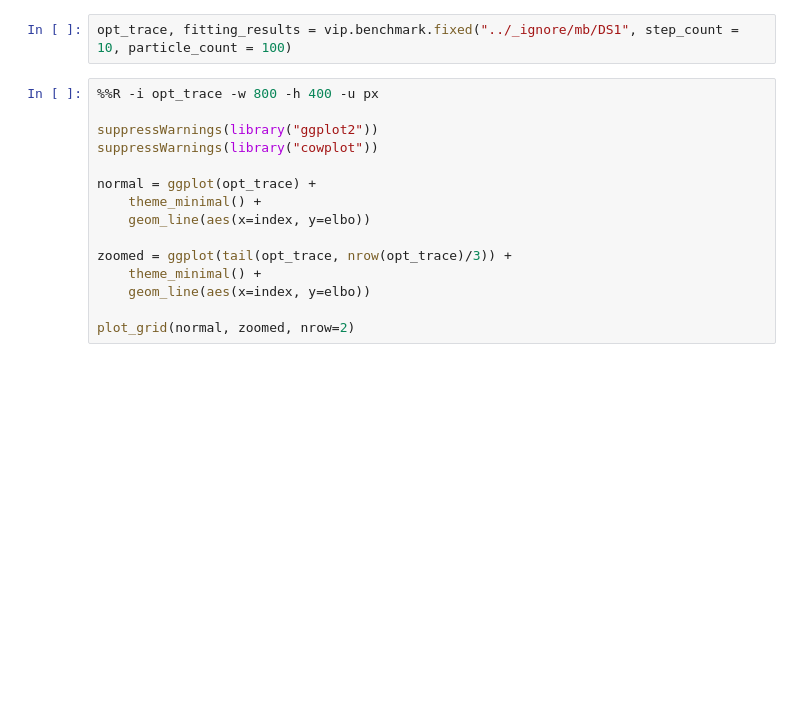
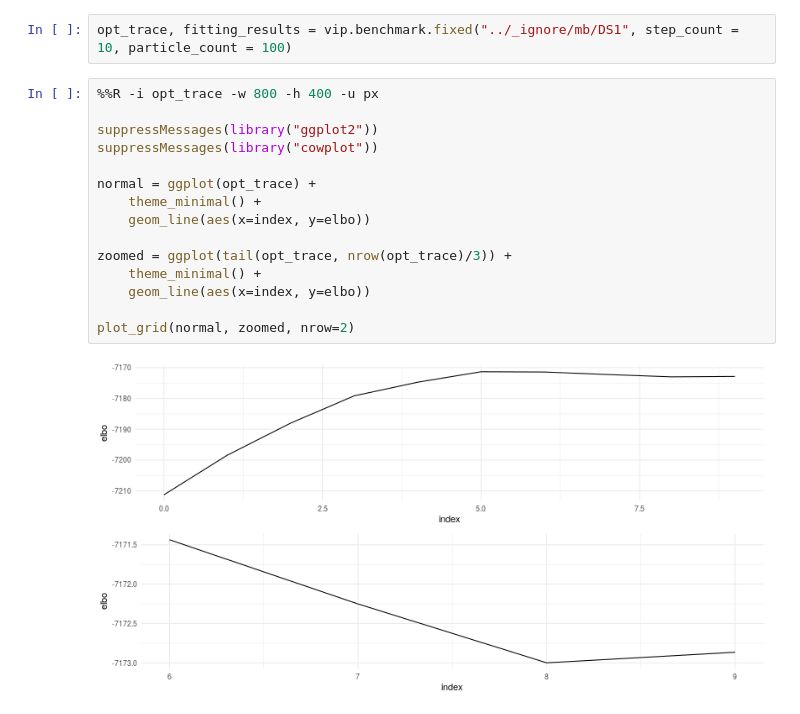
Before and after one commit to phylovi/bito, a Jupyter notebook: notebooks/2019-10-02-demo.ipynb, the cells around one changed output. Saved outputs shown, nothing was run; the diff lists cells and outputs as text; blank space fills up the shorter version.

```diff
--- a/notebooks/2019-10-02-demo.ipynb
+++ b/notebooks/2019-10-02-demo.ipynb
@@ -7,18 +7,20 @@ opt_trace, fitting_results = vip.benchmark.fixed("../_ignore/mb/DS1", step_count
 # %%
 %%R -i opt_trace -w 800 -h 400 -u px
 
-suppressWarnings(library("ggplot2"))
-suppressWarnings(library("cowplot"))
+suppressMessages(library("ggplot2"))
+suppressMessages(library("cowplot"))
 
 normal = ggplot(opt_trace) +
     theme_minimal() +
     geom_line(aes(x=index, y=elbo))
 
 zoomed = ggplot(tail(opt_trace, nrow(opt_trace)/3)) +
     theme_minimal() +
     geom_line(aes(x=index, y=elbo))
 
 plot_grid(normal, zoomed, nrow=2)
+# %% [output]
+[figure, added]
 # %%
 %%R -i fitting_results -w 1600 -h 1200 -u px
 
```
Also changed, not shown: parts of 1 cell of this notebook, 3 other files.
